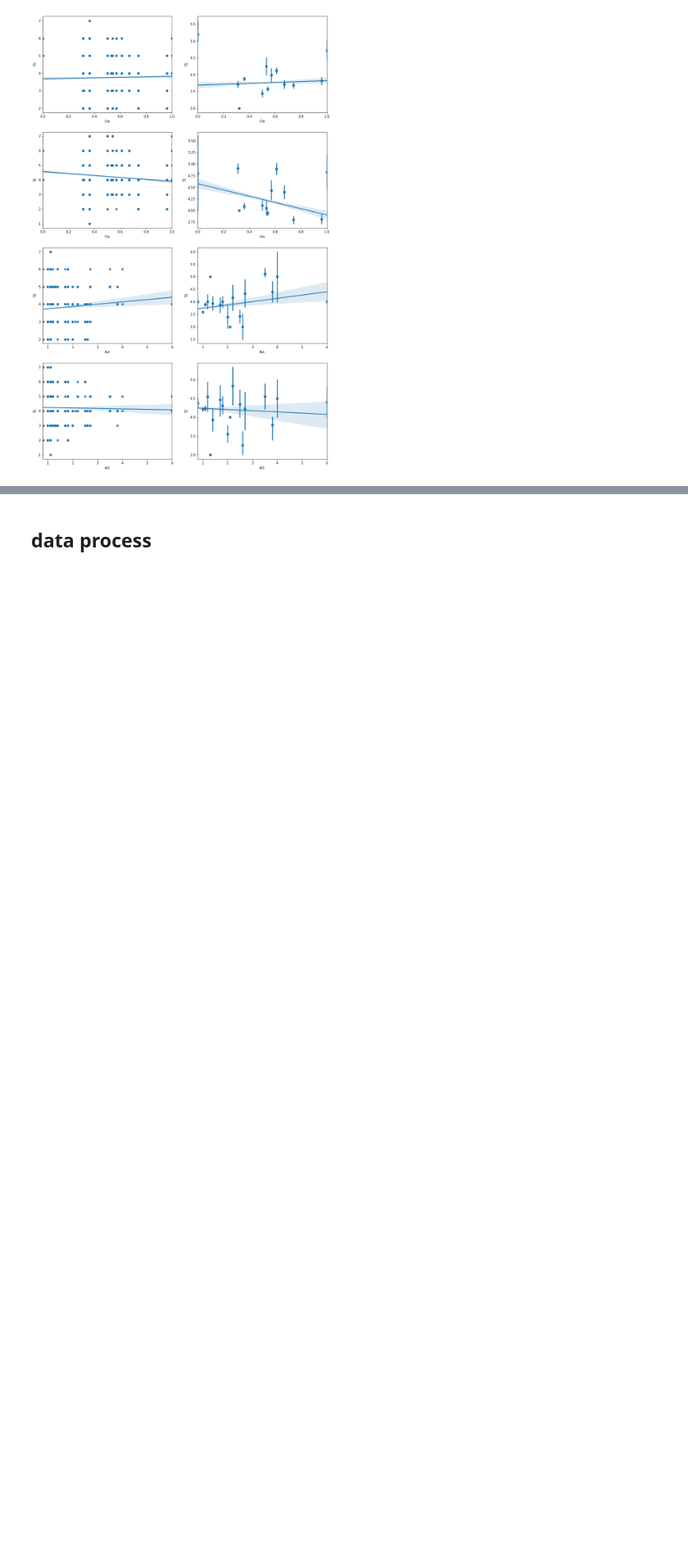
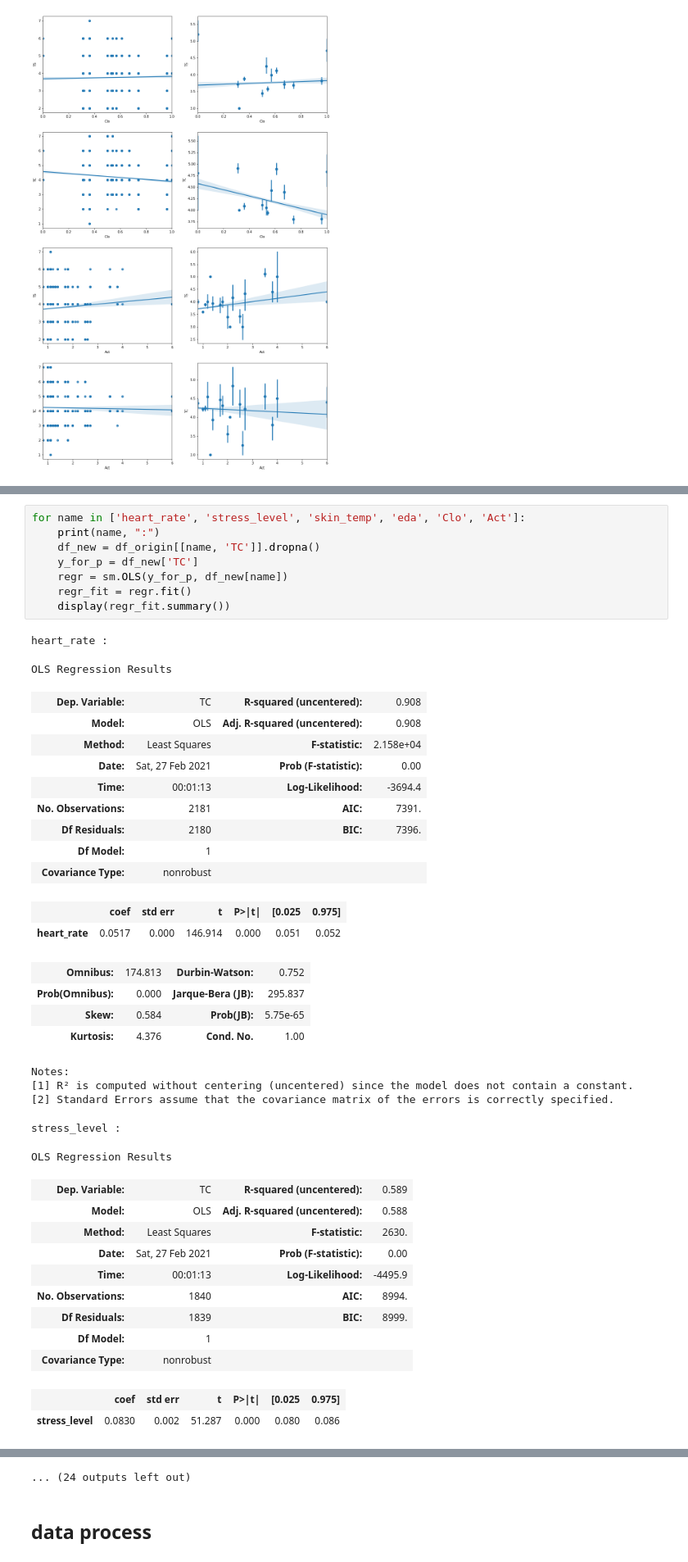
Before and after one commit to chengxiangduan-usc/mecsc, a Jupyter notebook: model/comfort_minmax_model/max_1_lr.ipynb, the cells around one changed output, grey strips where cells are left out. Shown at 82% size. Drawn from its saved outputs; the diff is of its cells as text; blank space fills up the shorter version.

```diff
--- a/model/comfort_minmax_model/max_1_lr.ipynb
+++ b/model/comfort_minmax_model/max_1_lr.ipynb
@@ -224,0 +279,42 @@ sns.regplot(x=df_origin['Act'], y=df_origin['TC'], x_estimator=np.mean)
+# %%
+for name in ['heart_rate', 'stress_level', 'skin_temp', 'eda', 'Clo', 'Act']:
+    print(name, ":")
+    df_new = df_origin[[name, 'TC']].dropna()
+    y_for_p = df_new['TC']
+    regr = sm.OLS(y_for_p, df_new[name])
+    regr_fit = regr.fit()
+    display(regr_fit.summary())
+# %% [output]
+heart_rate :
+OLS Regression Results
+| Dep. Variable: | TC | R-squared (uncentered): | 0.908 |
+| Model: | OLS | Adj. R-squared (uncentered): | 0.908 |
+| Method: | Least Squares | F-statistic: | 2.158e+04 |
+| Date: | Sat, 27 Feb 2021 | Prob (F-statistic): | 0.00 |
+| Time: | 00:01:13 | Log-Likelihood: | -3694.4 |
+| No. Observations: | 2181 | AIC: | 7391. |
+| Df Residuals: | 2180 | BIC: | 7396. |
+| Df Model: | 1 |  |  |
+| Covariance Type: | nonrobust |  |  |
+|  | coef | std err | t | P>|t| | [0.025 | 0.975] |
+| heart_rate | 0.0517 | 0.000 | 146.914 | 0.000 | 0.051 | 0.052 |
+| Omnibus: | 174.813 | Durbin-Watson: | 0.752 |
+| Prob(Omnibus): | 0.000 | Jarque-Bera (JB): | 295.837 |
+| Skew: | 0.584 | Prob(JB): | 5.75e-65 |
+| Kurtosis: | 4.376 | Cond. No. | 1.00 |
+Notes:
+[1] R² is computed without centering (uncentered) since the model does not contain a constant.
+[2] Standard Errors assume that the covariance matrix of the errors is correctly specified.
+stress_level :
+OLS Regression Results
+| Dep. Variable: | TC | R-squared (uncentered): | 0.589 |
+| Model: | OLS | Adj. R-squared (uncentered): | 0.588 |
+| Method: | Least Squares | F-statistic: | 2630. |
+| Date: | Sat, 27 Feb 2021 | Prob (F-statistic): | 0.00 |
+| Time: | 00:01:13 | Log-Likelihood: | -4495.9 |
+| No. Observations: | 1840 | AIC: | 8994. |
+| Df Residuals: | 1839 | BIC: | 8999. |
+| Df Model: | 1 |  |  |
+| Covariance Type: | nonrobust |  |  |
+|  | coef | std err | t | P>|t| | [0.025 | 0.975] |
+| stress_level | 0.0830 | 0.002 | 51.287 | 0.000 | 0.080 | 0.086 |
@@ -225,3 +328,4 @@ sns.regplot(x=df_origin['Act'], y=df_origin['TC'], x_estimator=np.mean)
+... (24 outputs left out)
 # %% [markdown]
 ## data process
 # %% [markdown]
```
Also changed, not shown: parts of 6 cells of this notebook.
